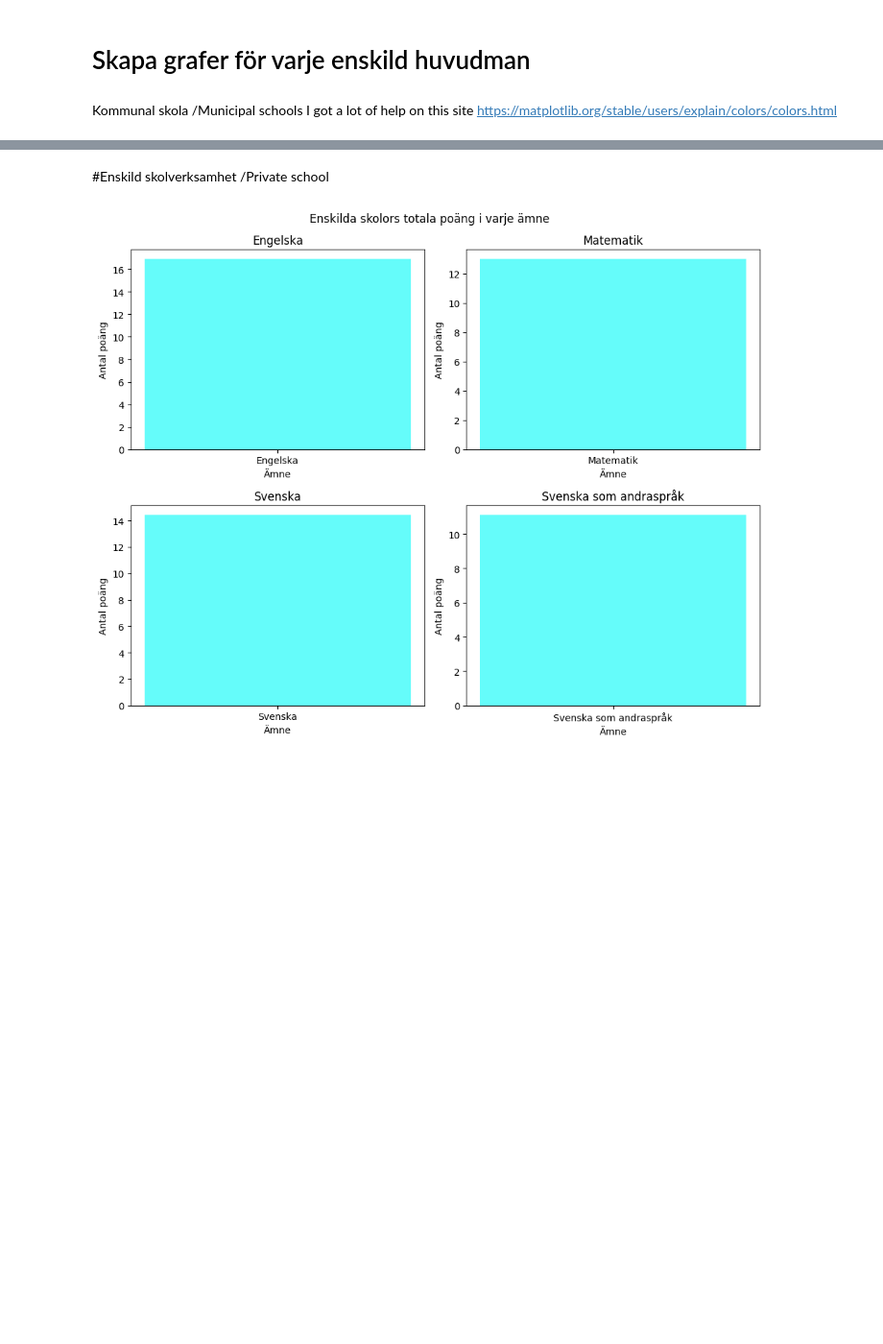
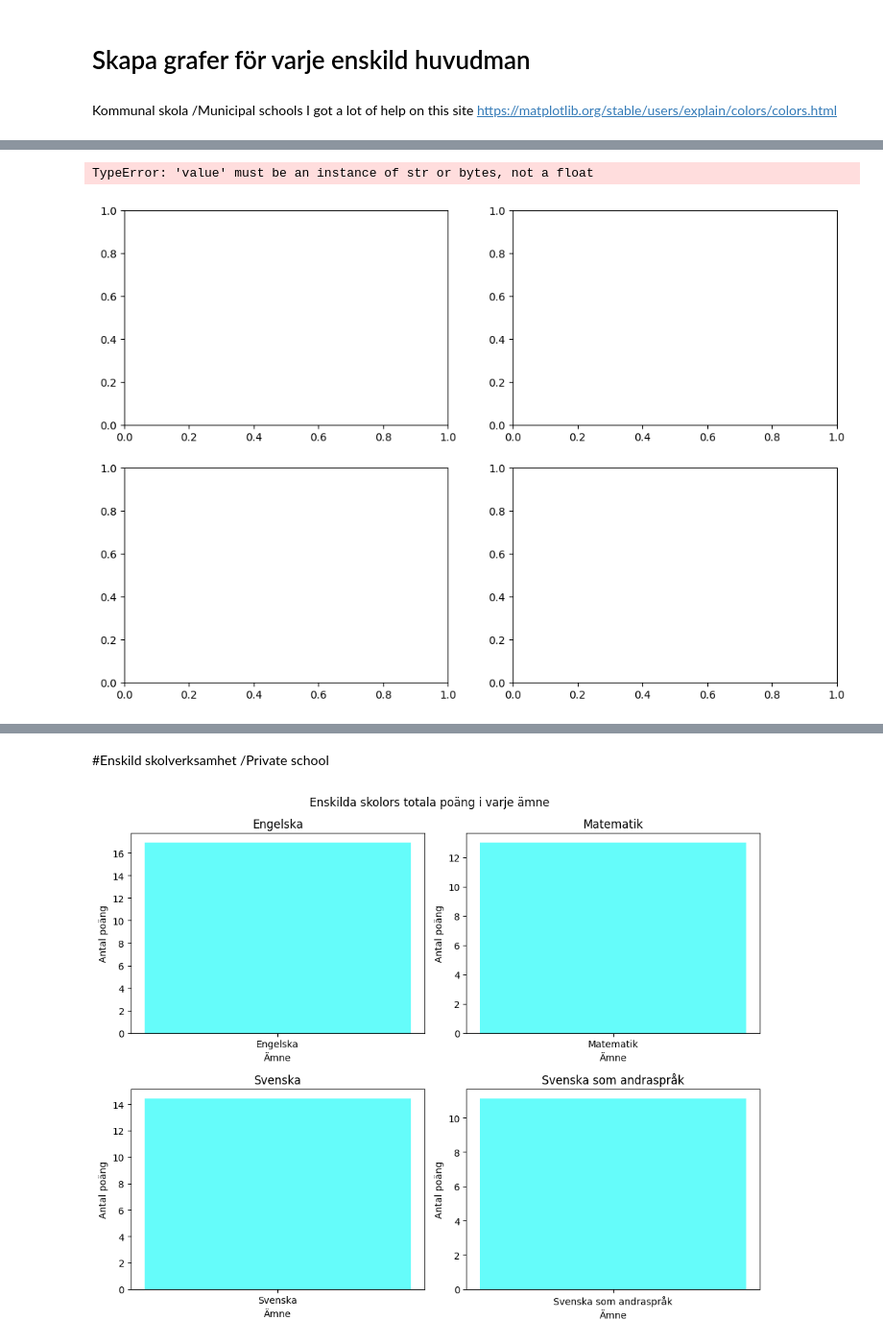
Before and after one commit to saraonsala/Python-Sara-Mellgren-OOPA23, a Jupyter notebook: Labb_2/Labb_2.ipynb, the cells around one changed output, grey strips where cells are left out. Shown at 96% size. Drawn from its saved outputs; the diff is of its cells as text; code cells hidden in the pictures; blank space fills up the shorter version.

```diff
--- a/Labb_2/Labb_2.ipynb
+++ b/Labb_2/Labb_2.ipynb
@@ -148,3 +187,37 @@ https://matplotlib.org/stable/users/explain/colors/colors.html
+# %%
+
+
+data = {
+    "Matematik": df_matematik,
+    "Engelska": df_engelska,
+    "Svenska": df_svenska,
+    "Svenska som andraspråk": df_svenska_som_andraspråk
+}
+
+
+fig, axes = plt.subplots(2,2, figsize= (12,8))
+subjects = list(data.keys())
+
+for i, subject in enumerate(subjects):
+    ax = axes[i//2, i%2]
+    df =data[subject]
+    ax.bar(df.index, df["Totalt (poäng)"], color='skyblue')
+    ax.set_title(f'Totalt poäng för {subject}')
+    ax.set_xlabel('Huvudman')
+    ax.set_ylabel('Totalt poäng')
+    ax.tick_params(axis= 'x', rotation= 45)
+
+# Assuming data is a dictionary where each value is a list containing a DataFrame as the first element
+#df = data[subject][0]  # Accessing the DataFrame from the list
+
+# Now you can access columns from the DataFrame
+#ax.bar(df["Huvudman"], df["Totalt (poäng)"], color='skyblue')
+plt.tight_layout()
+#plt.savefig('visualiseringar/total')
+plt.show()
+# %% [output]
+TypeError: 'value' must be an instance of str or bytes, not a float
+[figure, added]
 # %%
 #Kommunal skola
 
```
Also changed, not shown: parts of 13 cells of this notebook, 3 other files.
